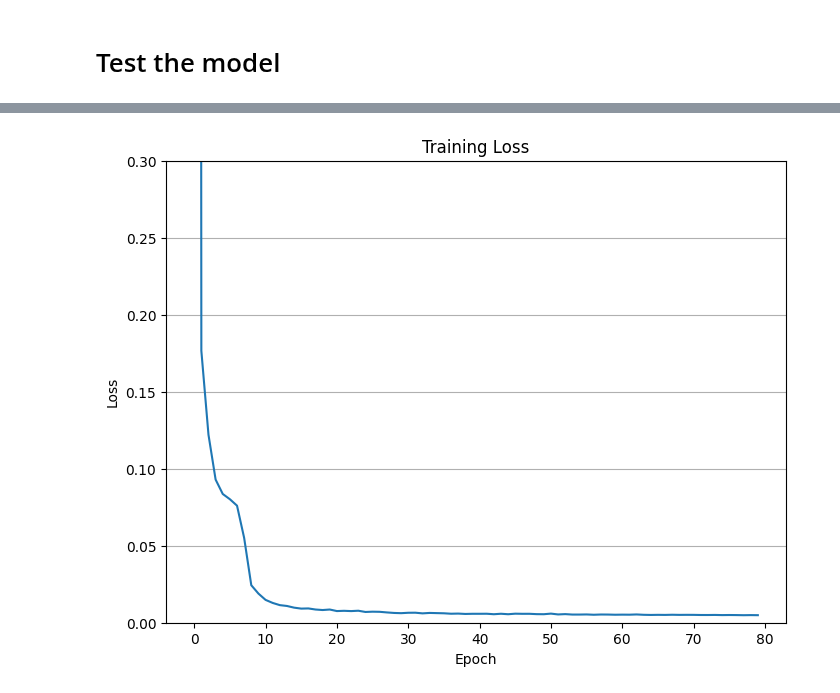
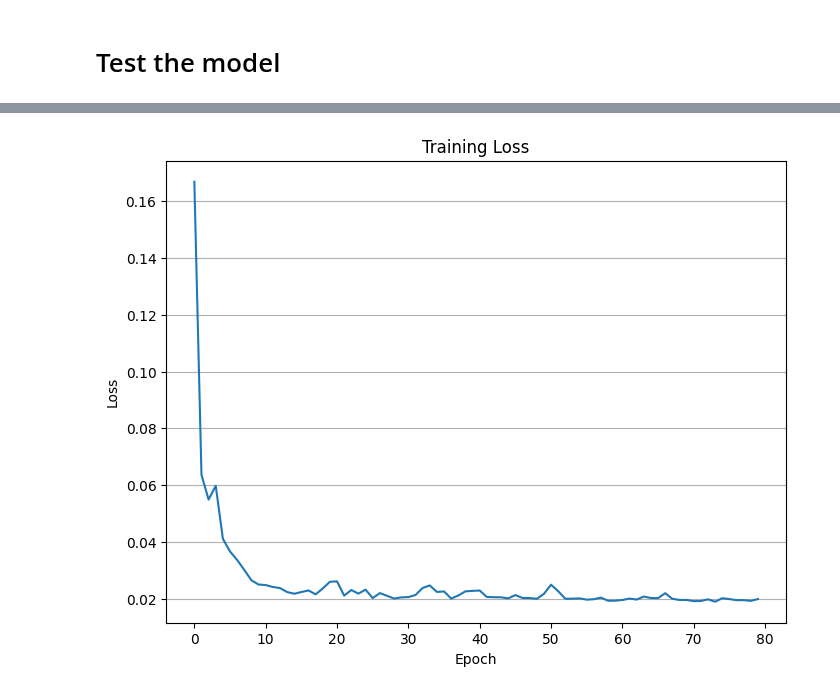
Before and after one commit to c0pp1/TTN4HEP, a Jupyter notebook: TTN/myttnlibrary.ipynb, the cells around one changed output, grey strips where cells are left out. Drawn from its saved outputs; the diff is of its cells as text; code cells hidden in the pictures.

```diff
--- a/TTN/myttnlibrary.ipynb
+++ b/TTN/myttnlibrary.ipynb
@@ -754,16 +759,22 @@ class TTNModel(torch.nn.Module, TTN):
 # Test the model
 # %%
 h = 4
-BATCH_SIZE = 64
+BATCH_SIZE = 8
+DATASET = 'iris'
 
-#train_dl, test_dl, train_visual = get_mnist_data_loaders(h, batch_size=BATCH_SIZE)
-train_dl, test_dl = get_stripeimage_data_loaders(h, batch_size=BATCH_SIZE)
+if DATASET == 'mnist':
+    train_dl, test_dl, train_visual = get_mnist_data_loaders(h, batch_size=BATCH_SIZE)
+elif DATASET == 'stripe':
+    train_dl, test_dl = get_stripeimage_data_loaders(h, batch_size=BATCH_SIZE)
+elif DATASET == 'iris':
+    # worst performance with iris-versicolor and iris-virginica
+    train_dl, test_dl, h = get_iris_data_loaders(batch_size=BATCH_SIZE, labels=['Iris-virginica', 'Iris-versicolor'])
 # %%
 def loss(labels, output):
     return torch.mean((output.squeeze() - labels)**2)/2
 # %%
 DEVICE = 'cuda'
-BOND_DIM = 16
+BOND_DIM = 4
 DTYPE = torch.double
 features = h**2
 
@@ -821,12 +816,14 @@ result
 # %%
 
-def train_one_epoch(model, device, train_dl, loss_fn, optimizer):
+def train_one_epoch(model, device, train_dl, loss_fn, optimizer, pbar=None, disable_pbar=False):
     running_loss = 0.
     last_loss = 0.
     last_batch = 0
     loss_history = []
-
-    pbar = tqdm(enumerate(train_dl), total=len(train_dl),position=0)
+    close_pbar = False
+    if pbar is None:
+        close_pbar = True
+        pbar = tqdm(enumerate(train_dl), total=len(train_dl),position=0, leave=True, disable=disable_pbar)
     for i, data in enumerate(train_dl):
 
         # Every data instance is an input + label pair
@@ -864,10 +861,11 @@ def train_one_epoch(model, device, train_dl, loss_fn, optimizer):
                           'weight_norm': torch.as_tensor([torch.norm(tensor) for tensor in model.tensors]).mean(0).item()})
 
     pbar.set_postfix({'current loss': loss.item(), f'batches {last_batch-10}-{last_batch} loss': last_loss, 'epoch mean loss': np.array(loss_history).mean()}) # not correct as the last batch is averaged on less samples
-    pbar.close()
+    if close_pbar:
+        pbar.close()
     return loss_history
 # %%
-LR = 0.05
+LR = 0.02
 EPOCHS = 80
 SCHEDULER_STEPS = 4
 
@@ -968,13 +945,13 @@ print(np.mean(loss_history[-10:]))
 # %%
 fig, ax = plt.subplots(1, 1, figsize=(8, 6))
 
 ax.plot([loss_history[i*len(train_dl):((i+1)*len(train_dl) if i<EPOCHS-1 else -1)].mean() for i in range(EPOCHS)])
-ax.set_ylim(0, 0.3)
+#ax.set_ylim(0, 0.3)
 ax.set_xlabel('Epoch')
 ax.set_ylabel('Loss')
 ax.set_title('Training Loss')
 ax.grid(axis='y')
 
-fig.savefig(f'models/loss_history_{now.strftime("%Y%m%d-%H%M%S")}_clipped.png')
+fig.savefig(f'models/loss_history_{now.strftime("%Y%m%d-%H%M%S")}.png')
 # %% [output]
-[figure, old version]
+[figure, new version]
```
Also changed, not shown: parts of 35 cells of this notebook, 11 other files.
